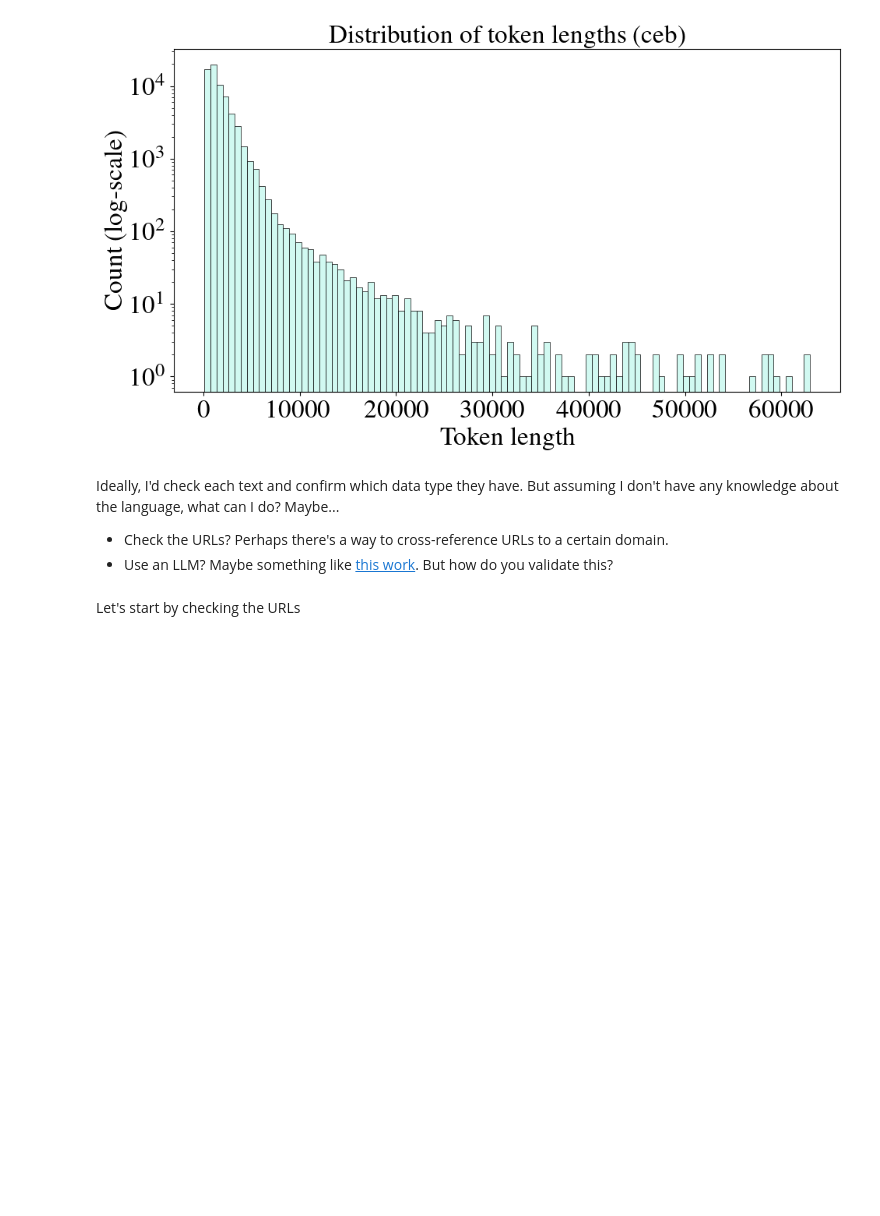
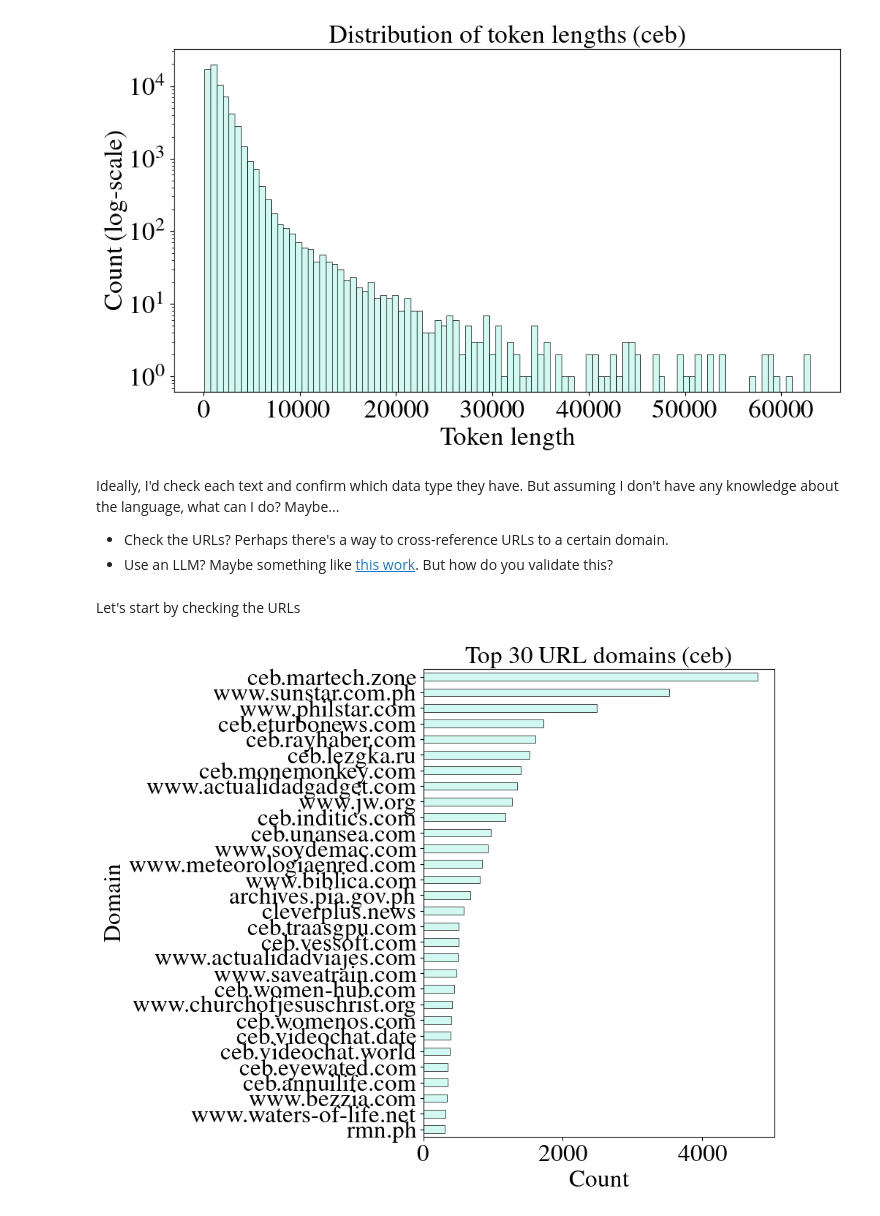
Before and after one commit to ljvmiranda921/scratch, a Jupyter notebook: 2026-03-20-madlad/2026-03-20-check-langs.ipynb, the cells around one changed output. Cells and saved outputs as stored; diff of their text form; code cells hidden in the pictures; blank space fills up the shorter version.

```diff
--- a/2026-03-20-madlad/2026-03-20-check-langs.ipynb
+++ b/2026-03-20-madlad/2026-03-20-check-langs.ipynb
@@ -94,3 +94,21 @@ Ideally, I'd check each text and confirm which data type they have. But assuming
 - Use an LLM? Maybe something like [this work](https://arxiv.org/pdf/2502.10341). But how do you validate this?
 # %% [markdown]
 Let's start by checking the URLs
+# %%
+from urllib.parse import urlparse
+
+df["tld"] = df["url"].apply(lambda x: urlparse(x).netloc.rsplit(".", 1)[-1])
+# %%
+top_n = 30
+domain_counts = df["domain"].value_counts().head(top_n)
+
+fig, ax = plt.subplots(figsize=(10, 8))
+domain_counts.plot.barh(ax=ax, color="#D1F9F1", edgecolor="black", linewidth=0.5)
+ax.invert_yaxis()
+ax.set_xlabel("Count")
+ax.set_ylabel("Domain")
+ax.set_title(f"Top {top_n} URL domains (ceb)")
+fig.tight_layout()
+plt.show()
+# %% [output]
+[figure, added]
```
